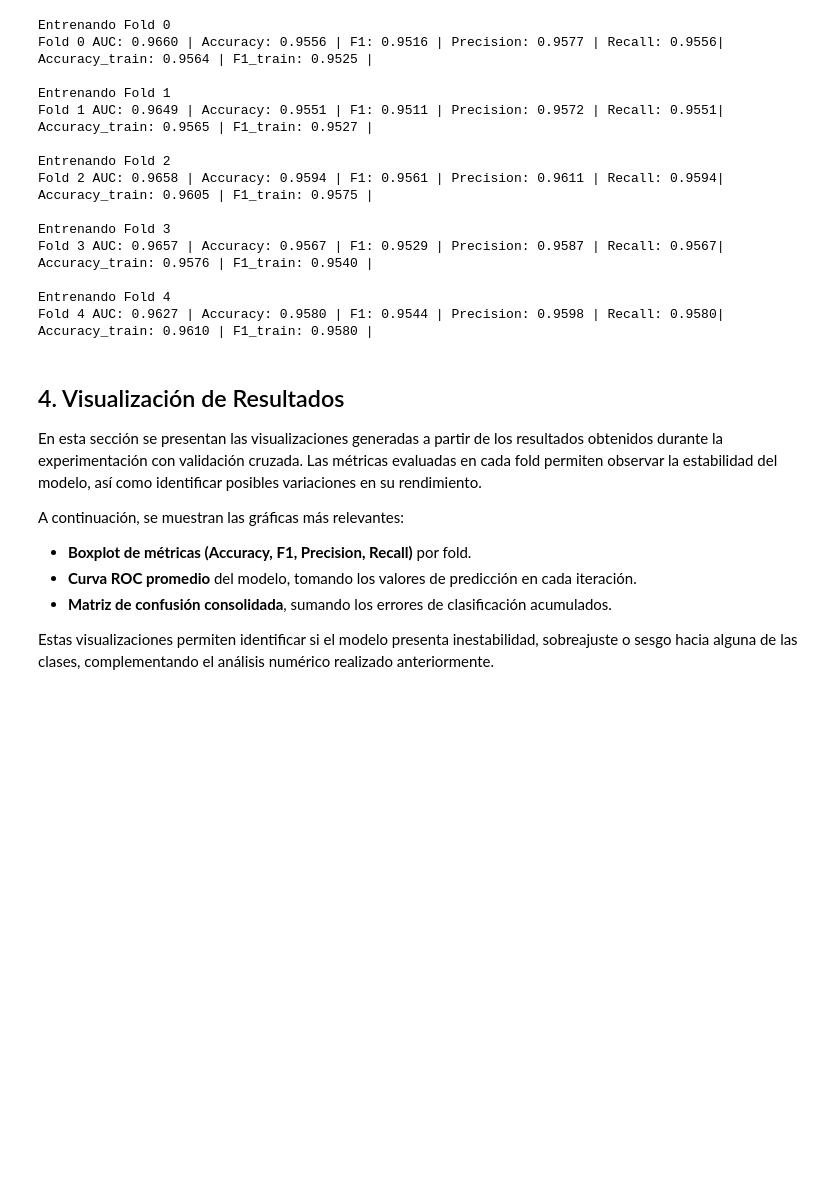
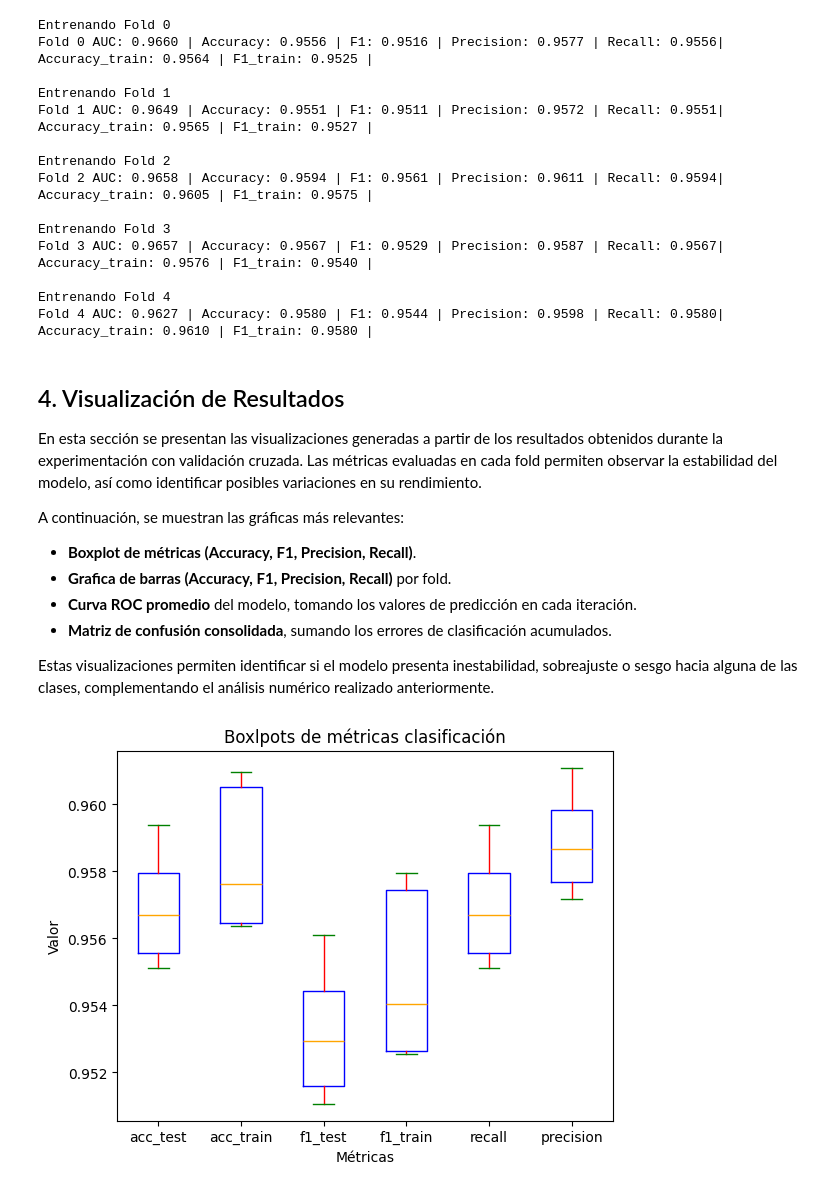
Before and after one commit to OSC4R-LUIS/BIGDATA, a Jupyter notebook: E13_Actividad5.ipynb, the cells around one changed output. Drawn from its saved outputs; the diff is of its cells as text; code cells hidden in the pictures; blank space fills up the shorter version.

```diff
--- a/E13_Actividad5.ipynb
+++ b/E13_Actividad5.ipynb
@@ -319,8 +320,27 @@ En esta sección se presentan las visualizaciones generadas a partir de los resu
 
 A continuación, se muestran las gráficas más relevantes:
 
-- **Boxplot de métricas (Accuracy, F1, Precision, Recall)** por fold.
+- **Boxplot de métricas (Accuracy, F1, Precision, Recall)**.
+- **Grafica de barras (Accuracy, F1, Precision, Recall)** por fold.
 - **Curva ROC promedio** del modelo, tomando los valores de predicción en cada iteración.
 - **Matriz de confusión consolidada**, sumando los errores de clasificación acumulados.
 
 Estas visualizaciones permiten identificar si el modelo presenta inestabilidad, sobreajuste o sesgo hacia alguna de las clases, complementando el análisis numérico realizado anteriormente.
+# %%
+acc_test = [fold['Accuracy'] for fold in resultados_folds]
+acc_train = [fold['Train_Accuracy'] for fold in resultados_folds]
+
+f1_test = [fold['F1'] for fold in resultados_folds]
+f1_train = [fold['Train_F1'] for fold in resultados_folds]
+
+recall_test = [fold['Recall'] for fold in resultados_folds]
+precision_test = [fold['Precision'] for fold in resultados_folds]
+
+dict_met = {"acc_test":acc_test, "acc_train":acc_train, "f1_test":f1_test, "f1_train":f1_train, "recall":recall_test, "precision":precision_test}
+plt.boxplot(dict_met.values(), boxprops=dict(color='blue'), whiskerprops=dict(color='red'), capprops=dict(color='green'), medianprops=dict(color='orange'), flierprops=dict(markerfacecolor='red', marker='o'), tick_labels=dict_met.keys())
+plt.title('Boxlpots de métricas clasificación')
+plt.xlabel('Métricas')
+plt.ylabel('Valor')
+plt.show()
+# %% [output]
+[figure, added]
```
Also changed, not shown: parts of 4 cells of this notebook.
